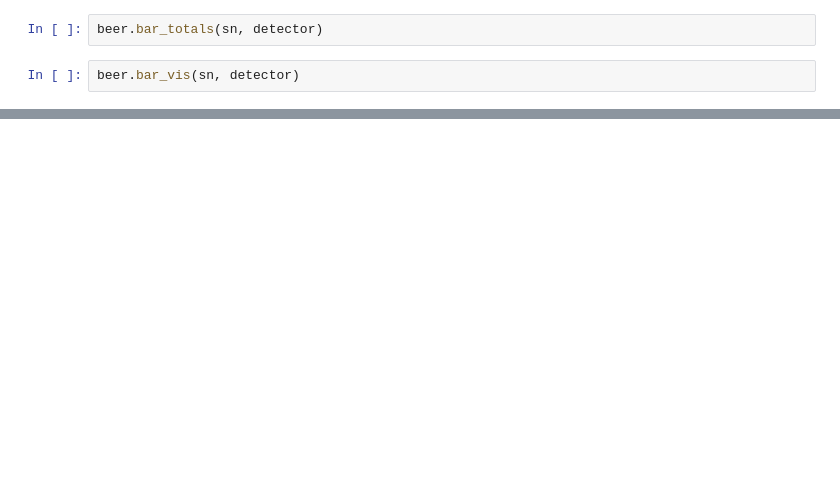
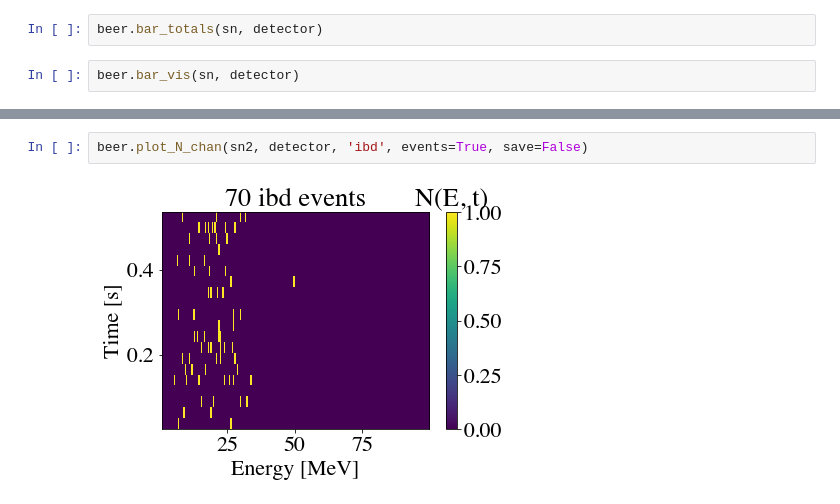
Before and after one commit to joesmolsky/sspike, a Jupyter notebook: notebooks/Tamborra_2014.ipynb, the cells around one changed output, grey strips where cells are left out. Cells and saved outputs as stored; diff of their text form; blank space fills up the shorter version.

```diff
--- a/notebooks/Tamborra_2014.ipynb
+++ b/notebooks/Tamborra_2014.ipynb
@@ -45,0 +53,4 @@ elementwise == comparison failed and returning scalar instead; this will raise a
+# %%
+beer.plot_N_chan(sn2, detector, 'ibd', events=True, save=False)
+# %% [output]
+[figure, added]
```
Also changed, not shown: parts of 7 cells of this notebook, 1 other file.
